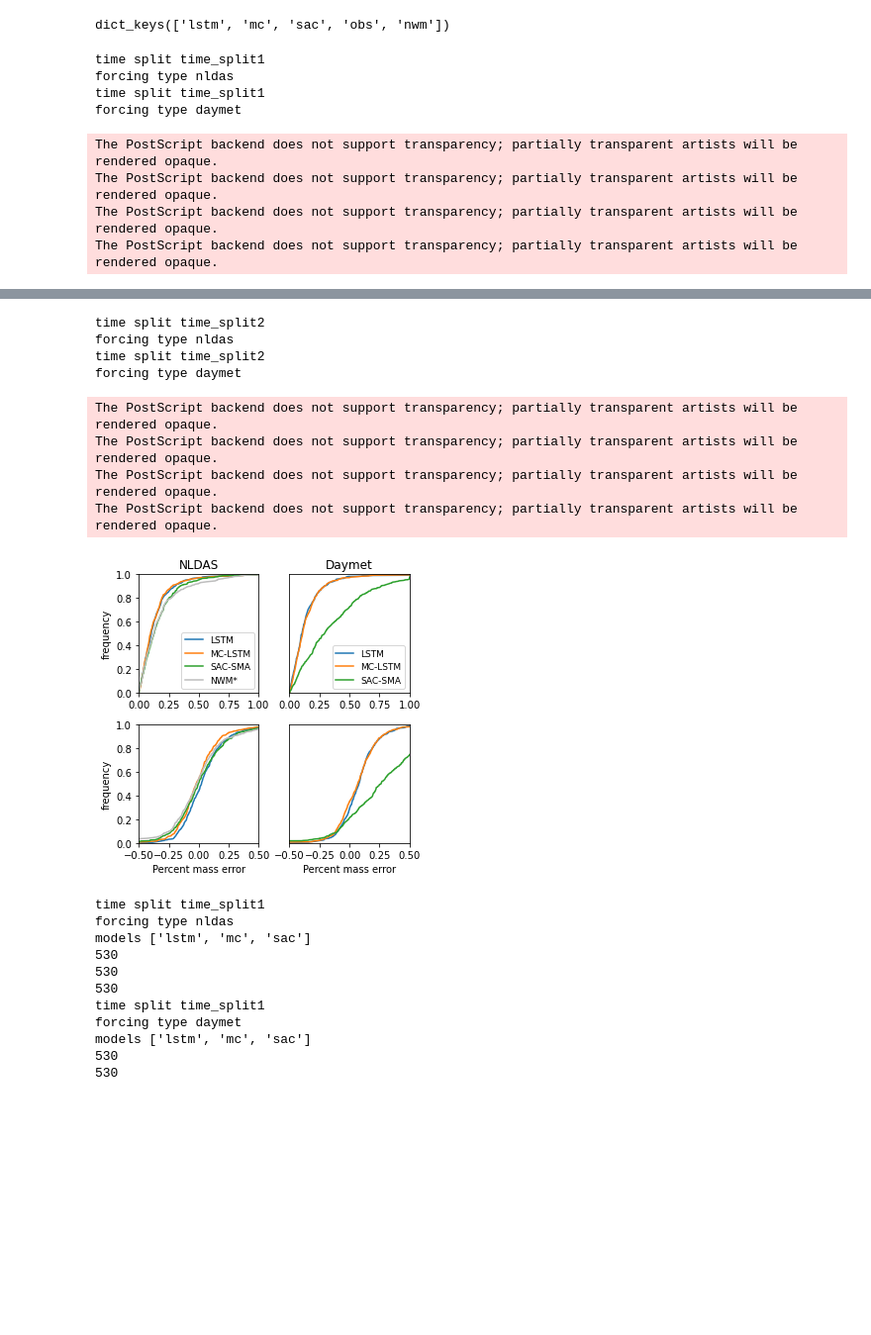
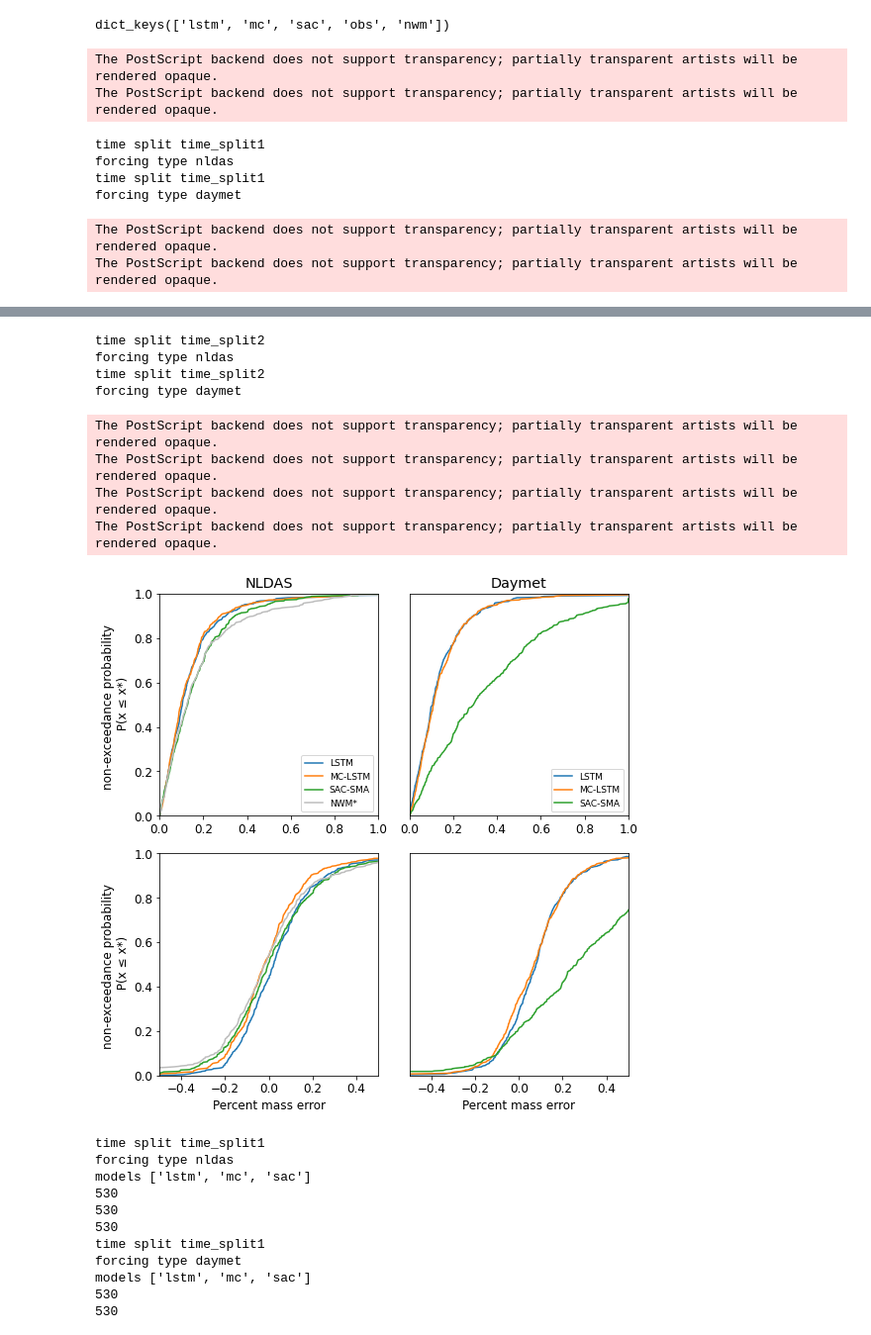
Before and after one commit to jmframe/mclstm_2021_mass_balance, a Jupyter notebook: results/make_figures.ipynb, the cells around one changed output, grey strips where cells are left out. Shown at 99% size. Drawn from its saved outputs; the diff is of its cells as text; code cells hidden in the pictures; blank space fills up the shorter version.

```diff
--- a/results/make_figures.ipynb
+++ b/results/make_figures.ipynb
@@ -148,3 +152,15 @@ for forcing_type in forcing_products:
+# %%
+forcing_type='nldas'
+time_split='time_split1'
+metric_dfs = {}
+for metric in all_metrics:
+    metric_dfs[metric] = pd.DataFrame(columns=["lstm", "mclstm","sac"],
+                                      index=basin_list[forcing_type][time_split])
+    for ib, basin_0str in enumerate(basin_list[forcing_type][time_split]):
+        df = pd.DataFrame(analysis_dict_all[forcing_type][time_split])
+        metric_dfs[metric].loc[basin_0str, ] = analysis_dict_all[forcing_type][time_split]
+
+        break
 # %%
 ylimz_bar = {'NSE':[0,1], 'MSE':[0,7], 'RMSE':[0,3.5], 'KGE':[0,1], 'Alpha-NSE':[0,1], 'Pearson-r':[0,1],
          'Beta-NSE':[-0.1,0.1], 'FHV':[-40,10], 'FMS':[-45,0],'FLV':[-60,60], 'Peak-Timing':[0,1],
@@ -250,7 +266,7 @@ colz = ['#1f77b4', '#ff7f0e', '#2ca02c', '#bdbdbd']
 
 for tsplt in time_splitz:
 
-    fig = plt.figure(figsize=cm2inch(12,12))
+    fig = plt.figure(figsize=cm2inch(20,20))
     plot_here=1
 
     for forcing_type in forcing_products:
@@ -307,7 +323,7 @@ for tsplt in time_splitz:
         if forcing_type == 'daymet':
             ax.set_yticks([])
         else:
-            ax.set_ylabel("frequency")
+            ax.set_ylabel("non-exceedance probability \n P(x ≤ x*)")
         # ---------------------------------------------------------------------------------
 
 
@@ -341,7 +357,7 @@ for tsplt in time_splitz:
         if forcing_type == 'daymet':
             ax.set_yticks([])
         else:
-            ax.set_ylabel("frequency")
+            ax.set_ylabel("non-exceedance probability \n P(x ≤ x*)")
         # ---------------------------------------------------------------------------------
 
 
@@ -351,11 +367,11 @@ for tsplt in time_splitz:
     plt.show()
     plt.close()
 # %% [output]
-time split time_split1
-forcing type nldas
-time split time_split1
-forcing type daymet
+The PostScript backend does not support transparency; partially transparent artists will be rendered opaque.
+The PostScript backend does not support transparency; partially transparent artists will be rendered opaque.
-The PostScript backend does not support transparency; partially transparent artists will be rendered opaque.
-The PostScript backend does not support transparency; partially transparent artists will be rendered opaque.
-The PostScript backend does not support transparency; partially transparent artists will be rendered opaque.
-The PostScript backend does not support transparency; partially transparent artists will be rendered opaque.
+time split time_split1
+forcing type nldas
+time split time_split1
+forcing type daymet
+The PostScript backend does not support transparency; partially transparent artists will be rendered opaque.
+The PostScript backend does not support transparency; partially transparent artists will be rendered opaque.
@@ -363,12 +379,12 @@ The PostScript backend does not support transparency; partially transparent arti
-time split time_split2
-forcing type nldas
-time split time_split2
-forcing type daymet
-The PostScript backend does not support transparency; partially transparent artists will be rendered opaque.
-The PostScript backend does not support transparency; partially transparent artists will be rendered opaque.
-The PostScript backend does not support transparency; partially transparent artists will be rendered opaque.
-The PostScript backend does not support transparency; partially transparent artists will be rendered opaque.
+time split time_split2
+forcing type nldas
+time split time_split2
+forcing type daymet
+The PostScript backend does not support transparency; partially transparent artists will be rendered opaque.
+The PostScript backend does not support transparency; partially transparent artists will be rendered opaque.
+The PostScript backend does not support transparency; partially transparent artists will be rendered opaque.
+The PostScript backend does not support transparency; partially transparent artists will be rendered opaque.
-[figure, old version]
+[figure, new version]
 # %%
 with open('mass_basin_list.pkl', 'rb') as fb:
     mass_basin_list = pkl.load(fb)
```
Also changed, not shown: parts of 26 cells of this notebook, 2 other files.
